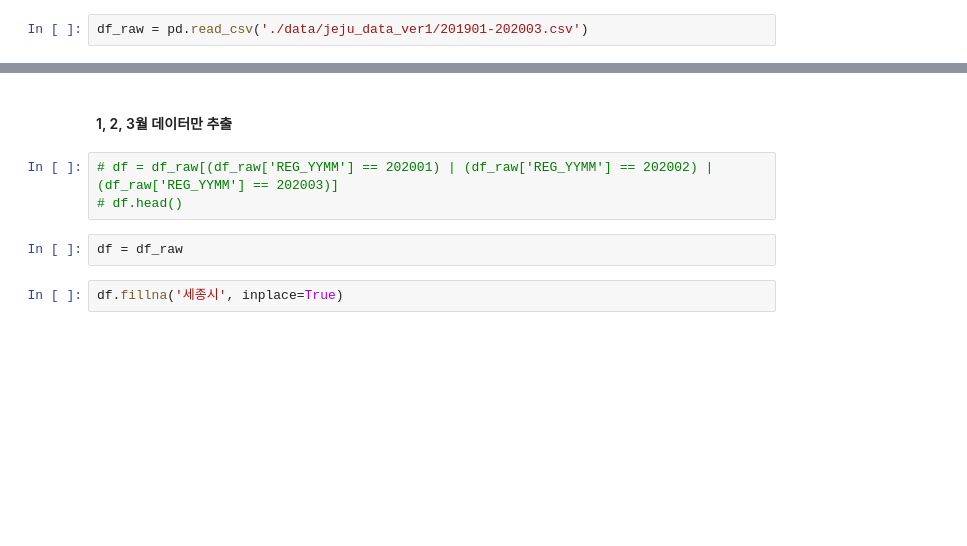
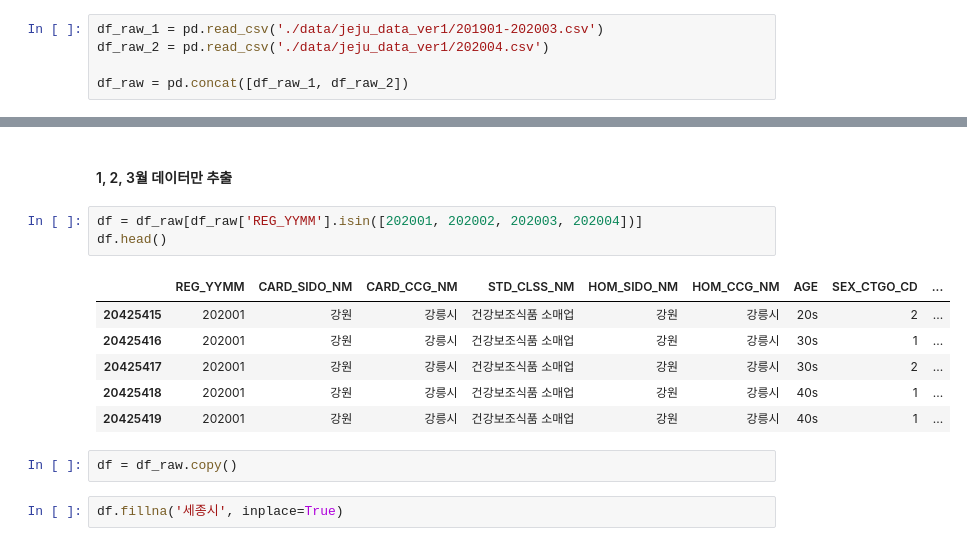
Before and after one commit to Hinterhalter/Jeju-Card-Use-Predict, a Jupyter notebook: LGBM_Season.ipynb, the cells around one changed output, grey strips where cells are left out. Cells and saved outputs as stored; diff of their text form; blank space fills up the shorter version.

```diff
--- a/LGBM_Season.ipynb
+++ b/LGBM_Season.ipynb
@@ -23,7 +23,10 @@ from sklearn.model_selection import train_test_split
 
 import lightgbm as lgb
 # %%
-df_raw = pd.read_csv('./data/jeju_data_ver1/201901-202003.csv')
+df_raw_1 = pd.read_csv('./data/jeju_data_ver1/201901-202003.csv')
+df_raw_2 = pd.read_csv('./data/jeju_data_ver1/202004.csv')
+
+df_raw = pd.concat([df_raw_1, df_raw_2])
 # %%
 df_raw.head()
 # %% [output]
@@ -46,10 +49,17 @@ Index(['REG_YYMM', 'CARD_SIDO_NM', 'CARD_CCG_NM', 'STD_CLSS_NM', 'HOM_SIDO_NM',
 # %% [markdown]
 #### 1, 2, 3월 데이터만 추출
 # %%
-# df = df_raw[(df_raw['REG_YYMM'] == 202001) | (df_raw['REG_YYMM'] == 202002) | (df_raw['REG_YYMM'] == 202003)]
-# df.head()
+df = df_raw[df_raw['REG_YYMM'].isin([202001, 202002, 202003, 202004])]
+df.head()
+# %% [output]
+|  | REG_YYMM | CARD_SIDO_NM | CARD_CCG_NM | STD_CLSS_NM | HOM_SIDO_NM | HOM_CCG_NM | AGE | SEX_CTGO_CD | ... |
+| 20425415 | 202001 | 강원 | 강릉시 | 건강보조식품 소매업 | 강원 | 강릉시 | 20s | 2 | ... |
+| 20425416 | 202001 | 강원 | 강릉시 | 건강보조식품 소매업 | 강원 | 강릉시 | 30s | 1 | ... |
+| 20425417 | 202001 | 강원 | 강릉시 | 건강보조식품 소매업 | 강원 | 강릉시 | 30s | 2 | ... |
+| 20425418 | 202001 | 강원 | 강릉시 | 건강보조식품 소매업 | 강원 | 강릉시 | 40s | 1 | ... |
+| 20425419 | 202001 | 강원 | 강릉시 | 건강보조식품 소매업 | 강원 | 강릉시 | 40s | 1 | ... |
 # %%
-df = df_raw
+df = df_raw.copy()
 # %%
 df.fillna('세종시', inplace=True)
 # %%
```
Also changed, not shown: parts of 5 cells of this notebook, 1 other file.
